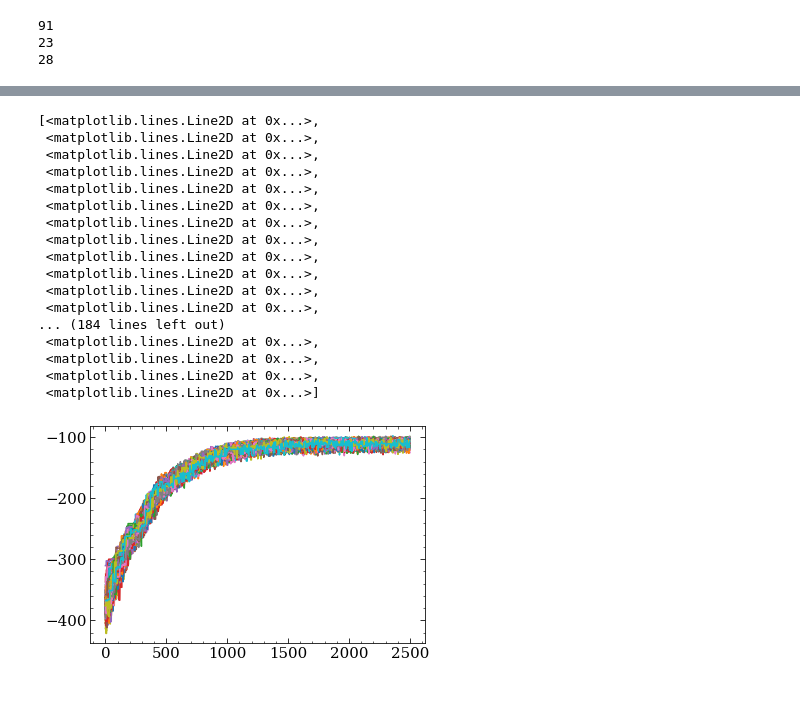
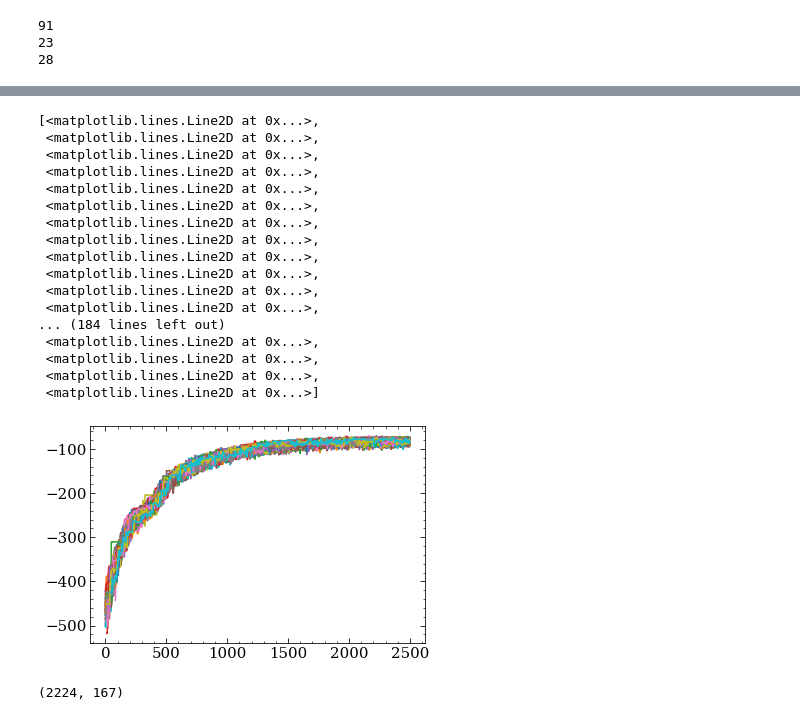
Before and after one commit to aidantmcb/microKT, a Jupyter notebook: 240517_CACloudKT.ipynb, the cells around one changed output, grey strips where cells are left out. Drawn from its saved outputs; the diff is of its cells as text; code cells hidden in the pictures.

```diff
--- a/240517_CACloudKT.ipynb
+++ b/240517_CACloudKT.ipynb
@@ -276,14 +276,16 @@ def runMCMC(sl, steps = 500, nwalkers = 400, pool = None, filename = None):
     init[:, 2*ndim:] = 0.1* (np.random.random(size = init[:, 2*ndim:].shape) - 0.5)
     print('NDIM:', ndim, 'NSTAR:', nstar, 'INITSHAPE:', init.shape)
 
-    sampler.run_mcmc(init,  steps, progress = True, skip_initial_state_check=True);
+    # sampler.run_mcmc(init,  steps, progress = True, skip_initial_state_check=True);
 
     return sampler, ndim, nparams, init
 # %%
 sl = sightlines[0]
-with mp.Pool(10) as pool:
-    for i in range(len(sightlines)):
-        sl_i = sightlines[i]
-        sampler, _, __, init = runMCMC(sl_i, pool = pool, steps = 2500, nwalkers = 200, filename = 'RUNS_H5/sightline_{}.h5'.format(i))
+if True:
+    with mp.Pool(10) as pool:
+        for i in range(len(sightlines)):
+            sl_i = sightlines[i]
+            sampler, _, __, init = runMCMC(sl_i, pool = pool, steps = 2500, nwalkers = 200, filename = 'RUNS_H5/sightline_standard_{}.h5'.format(i))
+            sl_i.intake(sampler)
 # %% [output]
 NDIM: 5 NSTAR: 5 INITSHAPE: (200, 35)
@@ -297,0 +299,7 @@ NDIM: 5 NSTAR: 5 INITSHAPE: (200, 35)
+# %%
+chains = []
+probabilities = []
+for i in range(len(sightlines)):
+    reader = emcee.backends.HDFBackend('RUNS_H5/sightline_{}.h5'.format(i))
+    chains.append(reader.get_chain())
+    probabilities.append(reader.get_log_prob())
@@ -324,26 +336,30 @@ NDIM: 5 NSTAR: 5 INITSHAPE: (200, 35)
 # sampler.run_mcmc(init, 5000, progress = True, skip_initial_state_check=True)
 # %%
 fig, ax = plt.subplots()
-ax.plot(sampler.lnprobability.T)
+ax.plot(probabilities[0])
 # %% [output]
 [<matplotlib.lines.Line2D at 0x...>,
  <matplotlib.lines.Line2D at 0x...>,
  <matplotlib.lines.Line2D at 0x...>,
  <matplotlib.lines.Line2D at 0x...>,
  <matplotlib.lines.Line2D at 0x...>,
  <matplotlib.lines.Line2D at 0x...>,
  <matplotlib.lines.Line2D at 0x...>,
  <matplotlib.lines.Line2D at 0x...>,
  <matplotlib.lines.Line2D at 0x...>,
  <matplotlib.lines.Line2D at 0x...>,
  <matplotlib.lines.Line2D at 0x...>,
  <matplotlib.lines.Line2D at 0x...>,
 ... (184 lines left out)
  <matplotlib.lines.Line2D at 0x...>,
  <matplotlib.lines.Line2D at 0x...>,
  <matplotlib.lines.Line2D at 0x...>,
  <matplotlib.lines.Line2D at 0x...>]
-[figure, old version]
+[figure, new version]
+# %%
+np.unravel_index(np.argmax(probabilities[0]), probabilities[0].shape)
+# %% [output]
+(2224, 167)
 # %%
 fig, ax= plt.subplots()
 ax.plot(sampler.chain[:, :, 2].T, color = 'k', alpha = 0.1)
```
Also changed, not shown: parts of 13 cells of this notebook, 1 other file.
